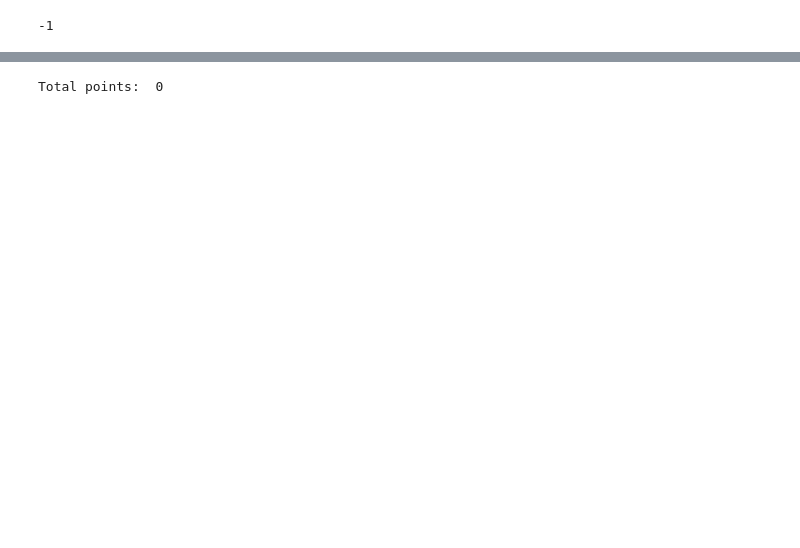
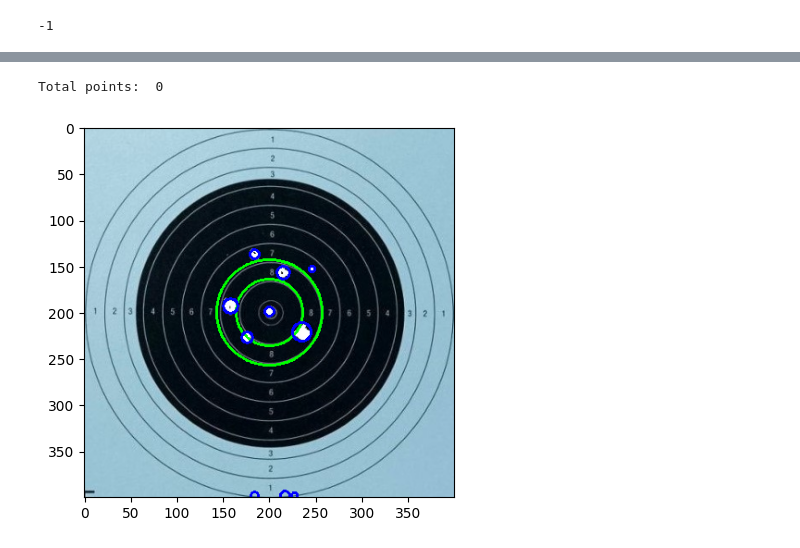
Before and after one commit to d4nm0/RiffleTargetCount, a Jupyter notebook: test.ipynb, the cells around one changed output, grey strips where cells are left out. Drawn from its saved outputs; the diff is of its cells as text; code cells hidden in the pictures; blank space fills up the shorter version.

```diff
--- a/test.ipynb
+++ b/test.ipynb
@@ -197,5 +205,6 @@ cv2.destroyAllWindows()
 # %%
 import cv2
+import matplotlib.pyplot as plt
 
 width = 400
 height = 400
@@ -252,30 +261,34 @@ for _, (center, radius) in circles.items():
 # Dessiner des cercles rouges autour des impacts de balle
 for c in contours:
     (x, y, w, h)= cv2.boundingRect(c)
     cv2.circle(after_image, (x + w // 2, y + h // 2), w // 2, (0, 0, 255), 2)
 
 # Vérifier dans quel cercle se trouve l'impact
 for name, (center, radius) in circles.items():
     distance = cv2.norm(center, (x + w // 2, y + h // 2))
     if distance < radius:
         points += int(name)
         # Ajouter le nombre de points de l'impact dans l'image
         cv2.putText(after_image, name, (x + w // 2, y + h // 2), cv2.FONT_HERSHEY_SIMPLEX, 1, (0, 0, 255), 2)
         break
 
 # # Vérifier dans quel cercle se trouve l'impact
 # for name, (center, radius) in circles.items():
 #     distance = cv2.norm(center, (x + w // 2, y + h // 2))
 #     if distance < radius:
 #         points += int(name)
 #         # Ajouter le nombre de points de l'impact dans l'image
 #         cv2.putText(after_image, name, (x + w // 2, y + h // 2), cv2.FONT_HERSHEY_SIMPLEX, 1, (0, 0, 255), 2)
 #         break
 
 print("Total points: ", points)
 
 cv2.imshow("Nombre d'impact de balles : "+ str(points), after_image)
 cv2.waitKey(0)
 cv2.destroyAllWindows()
+
+plt.imshow(after_image)
+plt.show()
 # %% [output]
 Total points:  0
+[figure, added]
```
Also changed, not shown: parts of 2 cells of this notebook.
